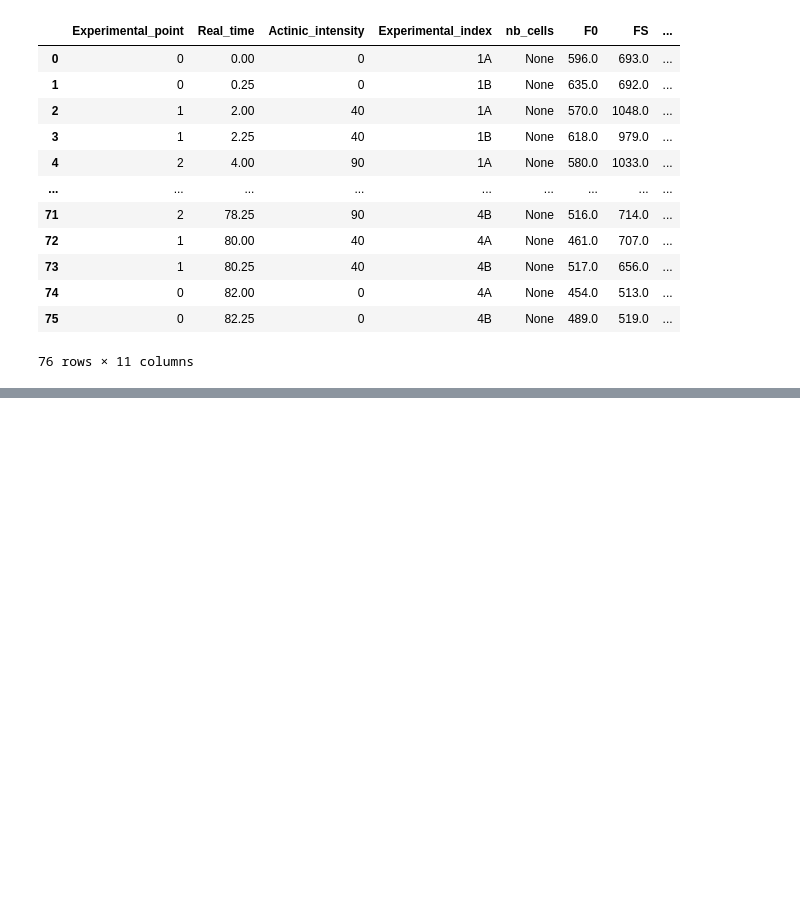
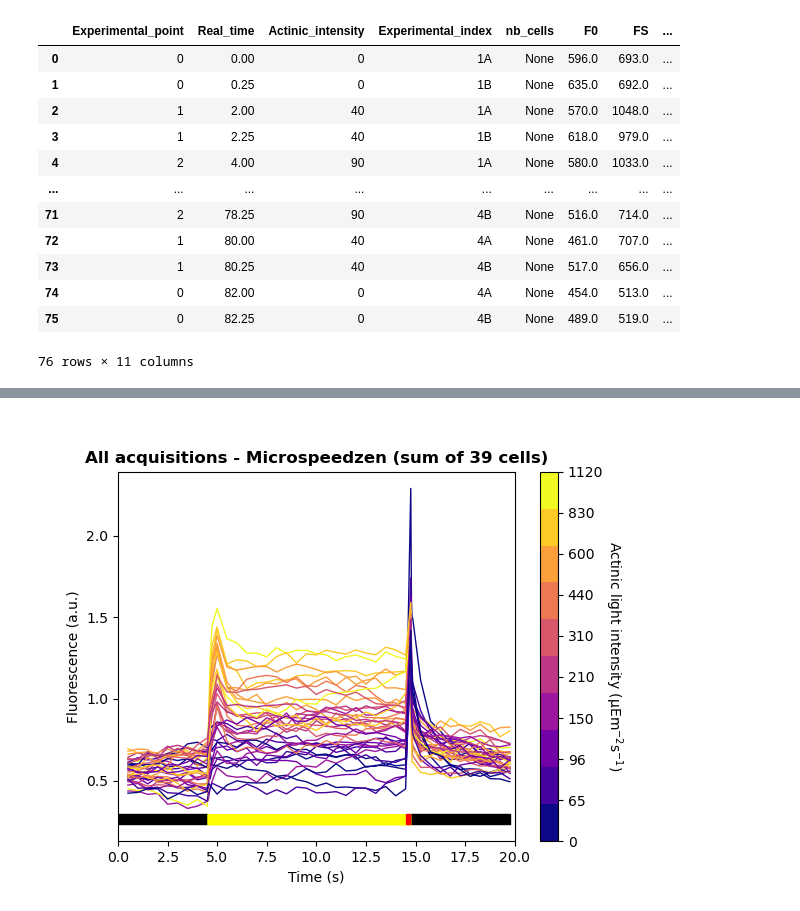
Before and after one commit to orlandomarcelo/DREAM_repo, a Jupyter notebook: Notebooks/cross_validation.ipynb, the cells around one changed output, grey strips where cells are left out. Drawn from its saved outputs; the diff is of its cells as text; code cells hidden in the pictures; blank space fills up the shorter version.

```diff
--- a/Notebooks/cross_validation.ipynb
+++ b/Notebooks/cross_validation.ipynb
@@ -435,3 +440,10 @@ data_table
 | 74 | 0 | 82.00 | 0 | 4A | None | 454.0 | 513.0 | ... |
 | 75 | 0 | 82.25 | 0 | 4B | None | 489.0 | 519.0 | ... |
 76 rows × 11 columns
+# %%
+Microspeedzen_intensities = [0, 65,	96,	150, 210, 310, 440, 600, 830, 1120,	830, 600, 310, 210, 150, 96, 65, 0, 0,	65, 96,	150, 210, 310, 440,	600, 830, 1120,	830, 600, 440, 310, 210, 150, 96, 65, 0]
+folder = "C:/Users/Orlando/ownCloud - ORLANDO Marcelo@mycore.cnrs.fr/Doutorado/Dados experimentais/Validation_croise/"
+file = "Microspeedzen_sum_cells.csv"
+
+Microspeedzen_df = pd.read_csv(folder + file, sep = ";")
+Microspeedzen_df
@@ -437,0 +469,39 @@ data_table
+# %%
+import matplotlib.cm as cm
+import matplotlib.colors as colors
+from matplotlib.cm import ScalarMappable
+
+fig, ax = plt.subplots()
+act = sorted(list(set(Microspeedzen_intensities[0:10])))
+cmap = plt.cm.get_cmap('plasma', len(act))
+
+for i, k in enumerate(Microspeedzen_df.columns):
+    if k == "Time":
+        time = (Microspeedzen_df[k][11:] - Microspeedzen_df[k][10])/1000
+    else:
+        y = Microspeedzen_df[k][11:]
+        ax.plot(time , y,  linewidth = 1, color = cmap(act.index(Microspeedzen_intensities[i-1])), label = Microspeedzen_intensities[i-1])
+
+# add cmap legend
+sm = ScalarMappable(norm=colors.Normalize(vmin=0, vmax=len(act)-1), cmap=cmap)
+sm.set_array([])
+cbar = plt.colorbar(sm, ticks=range(len(act)))
+cbar.ax.set_yticklabels([f'{val}' for val in act])
+cbar.ax.set_ylabel('Actinic light intensity (µEm$^{-2}$s$^{-1}$)', rotation=270, labelpad=15)
+
+ax.set_xlabel('Time (s)')
+ax.set_ylabel('Fluorescence (a.u.)')
+ax.set_title(f'All acquisitions - Microspeedzen (sum of 39 cells)', fontweight = 'bold')
+
+aux_time = np.linspace(0, max(time), 1000)
+scale = max(y) - min(y)
+up = min(y) - scale*0.09
+down = up - scale*0.06
+ax.fill_between(aux_time, down, up, color='black', where=np.logical_or.reduce((aux_time < 4.5, np.logical_and(aux_time > 14.75, aux_time < 26), aux_time > 36)))
+ax.fill_between(aux_time, down, up, color='yellow', where= ~np.logical_or.reduce((aux_time < 4.5, np.logical_and(aux_time > 14.75, aux_time < 26), aux_time > 35.5)))
+ax.fill_between(aux_time, down, up, color='red', where= np.logical_or.reduce((np.logical_and(aux_time > 14.5, aux_time < 14.75), np.logical_and(aux_time > 35.5, aux_time < 35.8) )))
+ax.set_xlim(0,20)
+
+fig.savefig(folder + "/all_acq_microspeedzen.png", dpi = 300)
+# %% [output]
+[figure, added]
```
Also changed, not shown: parts of 4 cells of this notebook, 6 other files.
